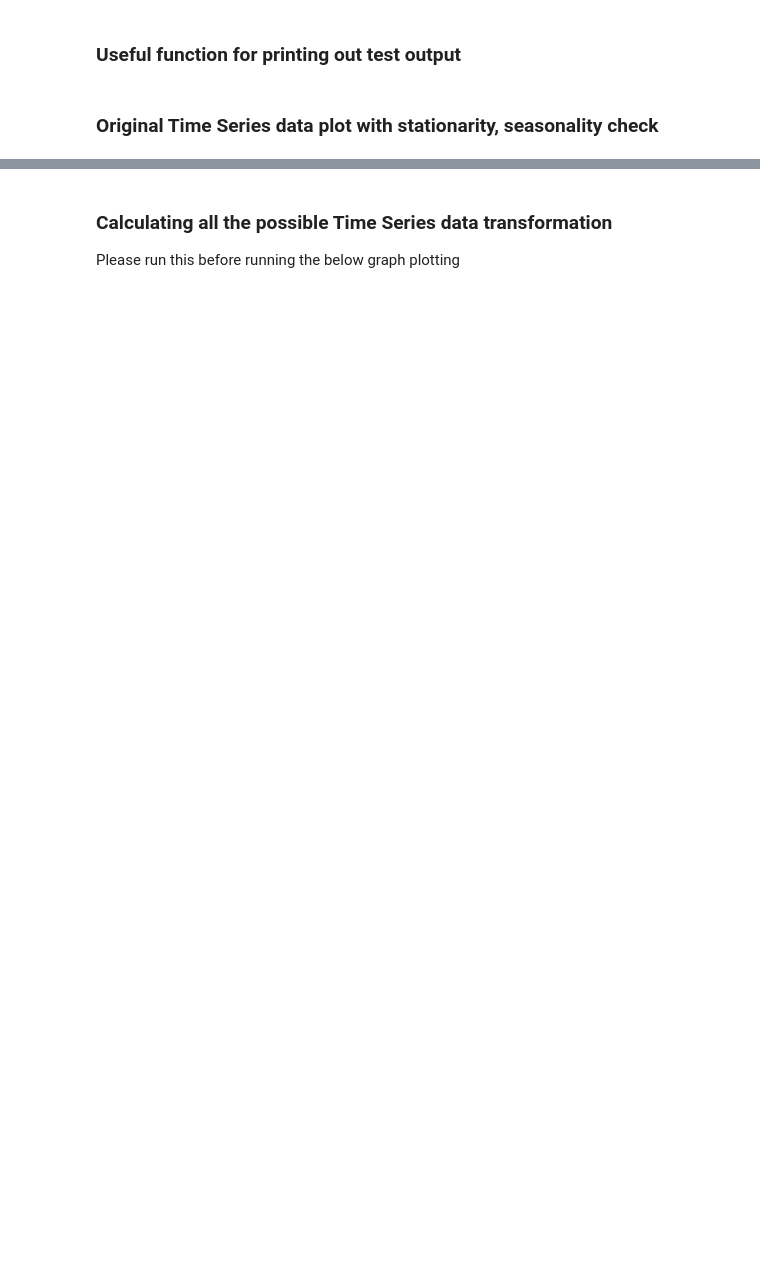
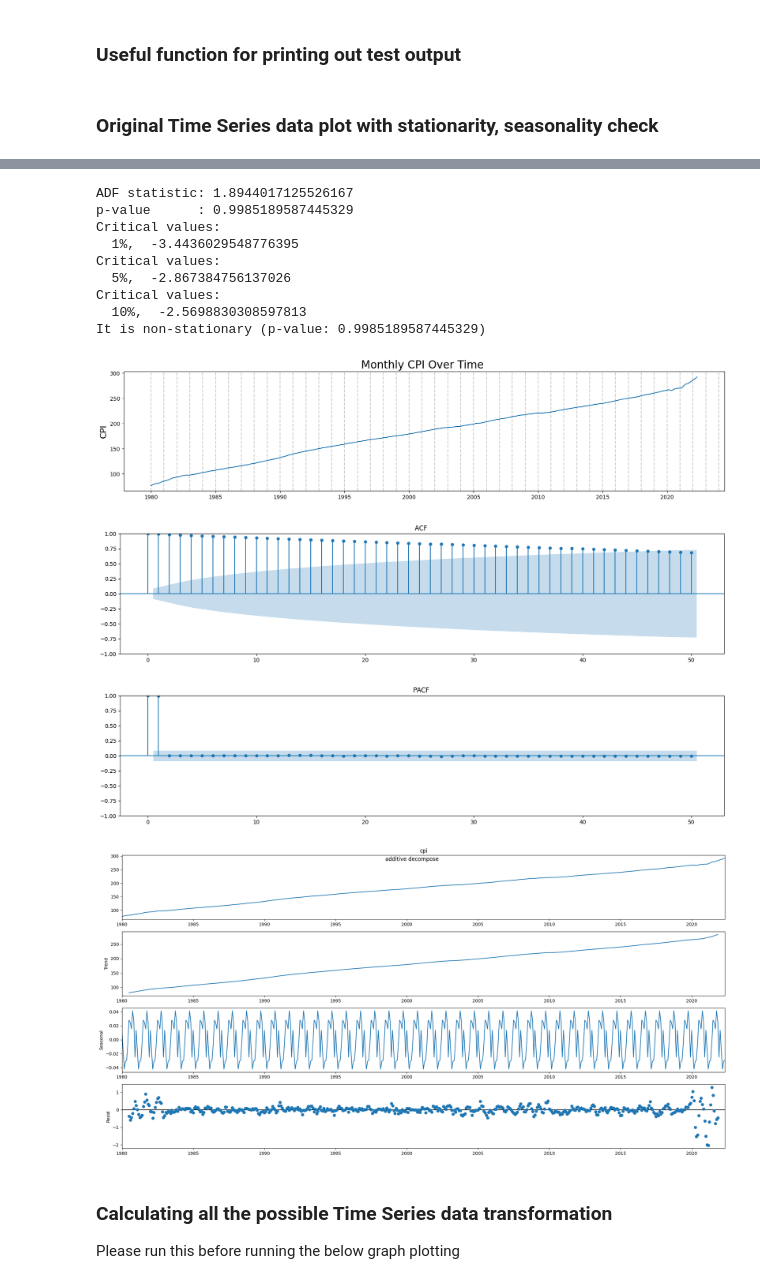
Before and after one commit to edmund844328/STAT4601_TimeSeriesForecasting, a Jupyter notebook: timeSeriesModelPy.ipynb, the cells around one changed output, grey strips where cells are left out. Cells and saved outputs as stored; diff of their text form; code cells hidden in the pictures; blank space fills up the shorter version.

```diff
--- a/timeSeriesModelPy.ipynb
+++ b/timeSeriesModelPy.ipynb
@@ -204,3 +204,20 @@ It is non-stationary (p-value: 0.9989306411923617)
+# %%
+#https://www.statsmodels.org/dev/generated/statsmodels.stats.diagnostic.het_goldfeldquandt.html
+plotAll(df_clean, column='cpi', plottitle='Monthly CPI Over Time', operator='', plotylabel='CPI', startyear=start_year, endyear=end_year+3, models='additive', periods=12, lag=50)
+# %% [output]
+ADF statistic: 1.8944017125526167
+p-value      : 0.9985189587445329
+Critical values:
+  1%,  -3.4436029548776395
+Critical values:
+  5%,  -2.867384756137026
+Critical values:
+  10%,  -2.5698830308597813
+It is non-stationary (p-value: 0.9985189587445329)
+[figure, added]
+[figure, added]
+[figure, added]
+[figure, added]
 # %% [markdown]
 ### Calculating all the possible Time Series data transformation
 
```
Also changed, not shown: parts of 18 cells of this notebook, 6 other files.
